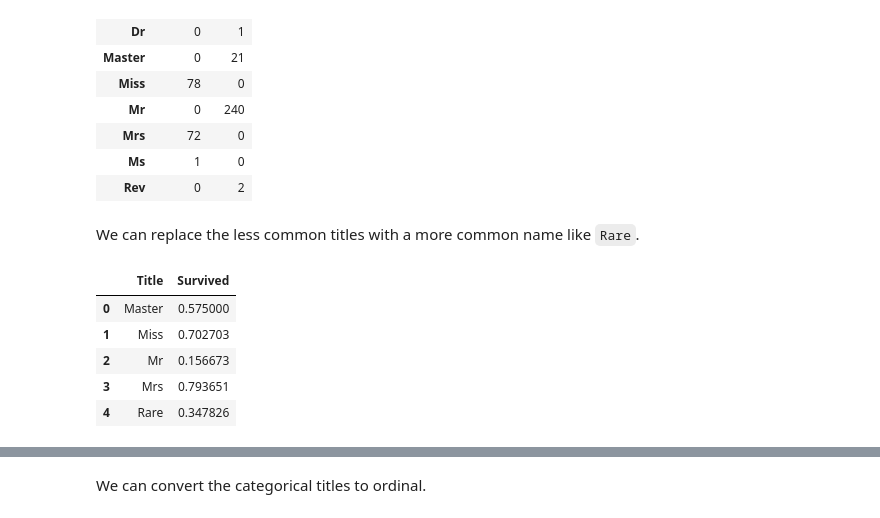
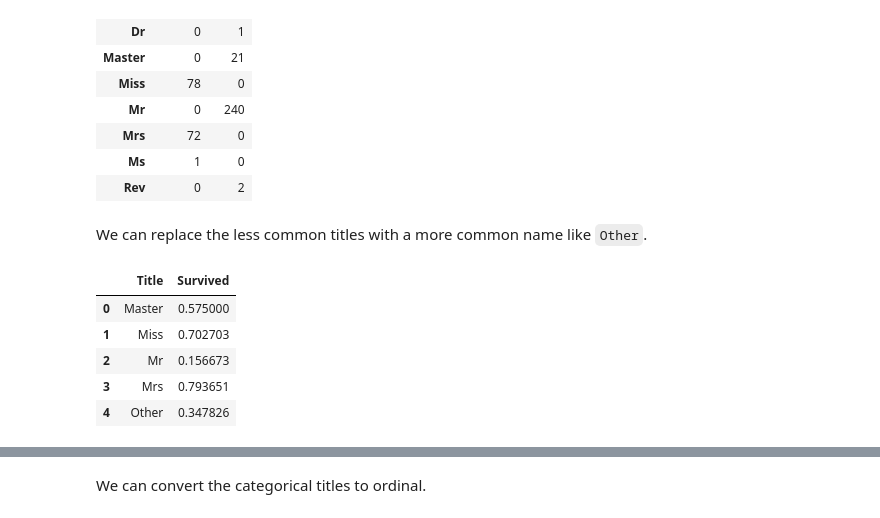
Before and after one commit to CertifaiAI/data-science-fundamentals, a Jupyter notebook: day_3/8S_End to End Example .ipynb, the cells around one changed output, grey strips where cells are left out. Saved outputs shown, nothing was run; the diff lists cells and outputs as text; code cells hidden in the pictures.

```diff
--- a/day_3/8S_End to End Example .ipynb
+++ b/day_3/8S_End to End Example .ipynb
@@ -478,8 +549,8 @@ In this section we will do necesarry process to prepare the data for the trainin
 # %% [markdown]
 Drop unnecesarry column
 # %%
-x_train = x_train.drop(['Ticket'], axis=1)
-x_test = x_test.drop(['Ticket'], axis=1)
+x_train = x_train.drop(['Cabin','Ticket','PassengerId'], axis=1)
+x_test = x_test.drop(['Cabin','Ticket','PassengerId'], axis=1)
 # %% [markdown]
 ***Creating new feature extracting from existing***<br>
 We want to analyze if Name feature can be engineered to extract titles and test correlation between titles and survival, before dropping Name and PassengerId features.
@@ -502,22 +573,22 @@ pd.crosstab(dataset['Title'], dataset['Sex'])
 | Ms | 1 | 0 |
 | Rev | 0 | 2 |
 # %% [markdown]
-We can replace the less common titles with a more common name like `Rare`.
+We can replace the less common titles with a more common name like `Other`.
 # %%
 data = [x_train, x_test]
 for dataset in data:
     dataset['Title'] = dataset['Title'].replace(['Lady', 'Countess','Capt', 'Col',
-                                                 'Don', 'Dr', 'Major', 'Rev', 'Sir', 'Jonkheer', 'Dona'], 'Rare')
+                                                 'Don', 'Dr', 'Major', 'Rev', 'Sir', 'Jonkheer', 'Dona'], 'Other')
 
     dataset['Title'] = dataset['Title'].replace('Mlle', 'Miss')
     dataset['Title'] = dataset['Title'].replace('Ms', 'Miss')
     dataset['Title'] = dataset['Title'].replace('Mme', 'Mrs')
 
 x_train[['Title', 'Survived']].groupby(['Title'], as_index=False).mean()
 # %% [output]
 |  | Title | Survived |
 | 0 | Master | 0.575000 |
 | 1 | Miss | 0.702703 |
 | 2 | Mr | 0.156673 |
 | 3 | Mrs | 0.793651 |
-| 4 | Rare | 0.347826 |
+| 4 | Other | 0.347826 |
```
Also changed, not shown: parts of 71 cells of this notebook.
